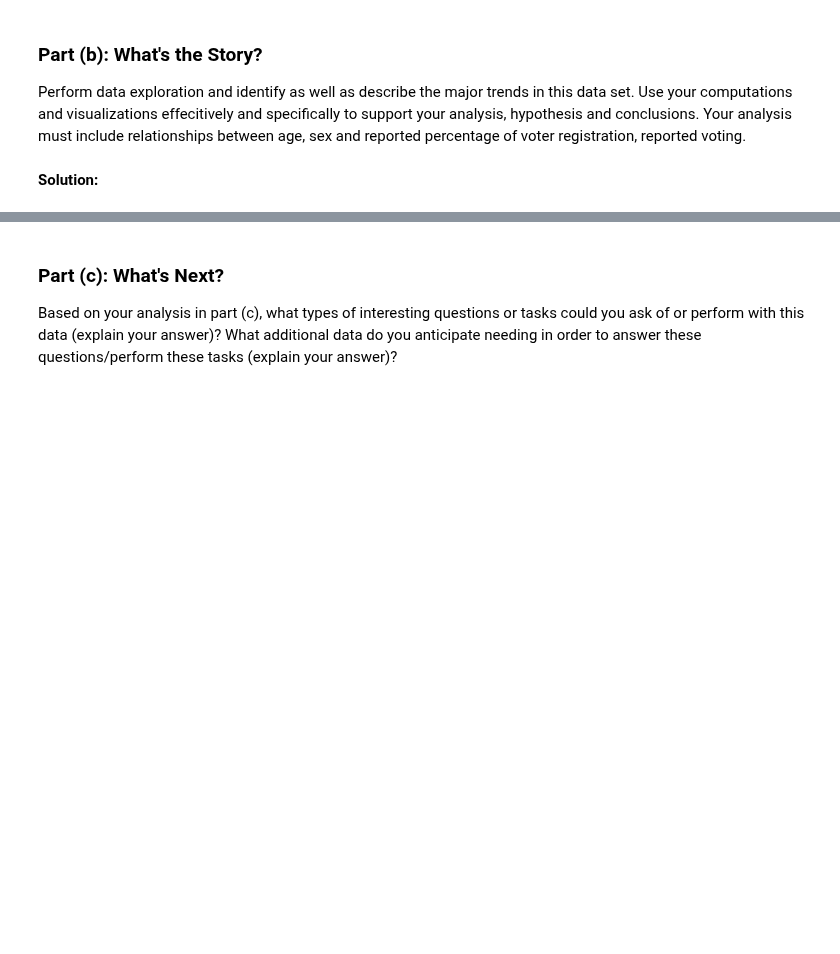
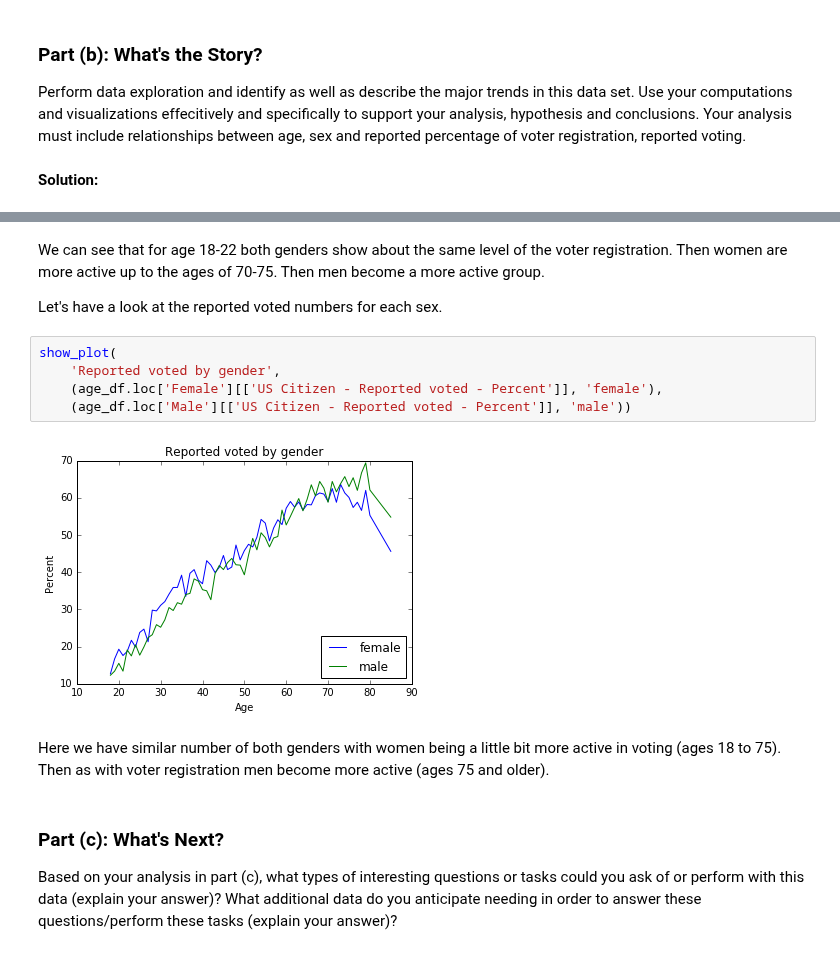
Before and after one commit to colbyZ/test1, a Jupyter notebook: src/main/python/hw1/Zambalayev_Timur_CSCI_E_109a_HW1.ipynb, the cells around one changed output, grey strips where cells are left out. Saved outputs shown, nothing was run; the diff lists cells and outputs as text; blank space fills up the shorter version.

```diff
--- a/src/main/python/hw1/Zambalayev_Timur_CSCI_E_109a_HW1.ipynb
+++ b/src/main/python/hw1/Zambalayev_Timur_CSCI_E_109a_HW1.ipynb
@@ -863,3 +907,16 @@ Perform data exploration and identify as well as describe the major trends in th
+# %% [markdown]
+We can see that for age 18-22 both genders show about the same level of the voter registration. Then women are more active up to the ages of 70-75. Then men become a more active group.
+
+Let's have a look at the reported voted numbers for each sex.
+# %%
+show_plot(
+    'Reported voted by gender',
+    (age_df.loc['Female'][['US Citizen - Reported voted - Percent']], 'female'),
+    (age_df.loc['Male'][['US Citizen - Reported voted - Percent']], 'male'))
+# %% [output]
+[figure, added]
+# %% [markdown]
+Here we have similar number of both genders with women being a little bit more active in voting (ages 18 to 75). Then as with voter registration men become more active (ages 75 and older).
 # %% [markdown]
 ### Part (c): What's Next?
 
```
Also changed, not shown: parts of 8 cells of this notebook, 1 other file.
